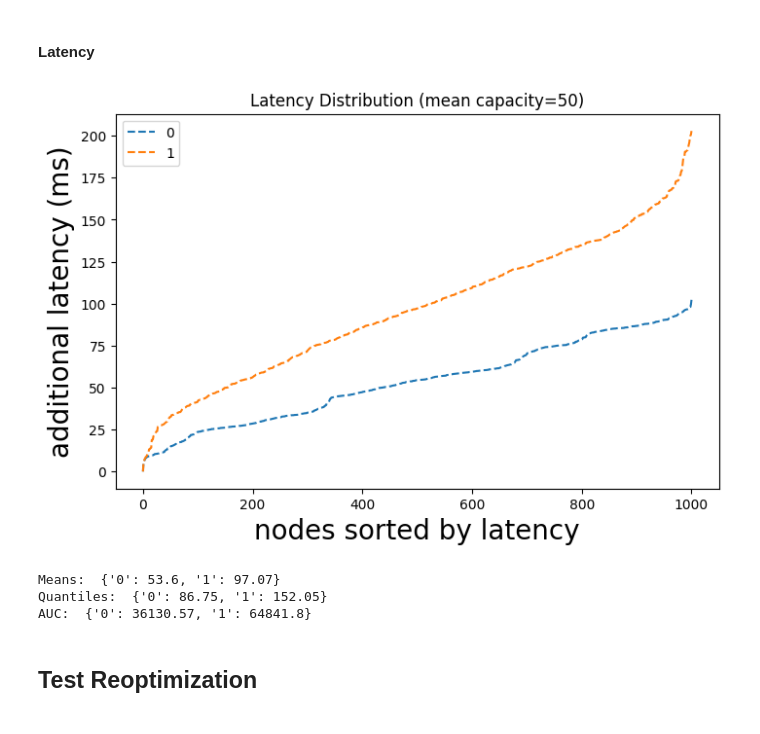
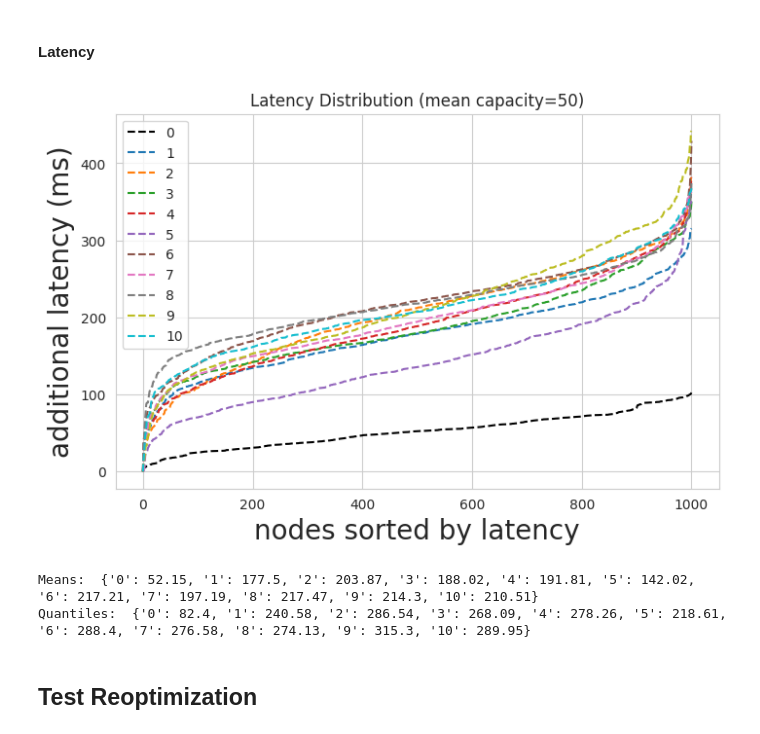
Before and after one commit to xchatzil/NEMO, a Jupyter notebook: notebooks/ChangingTopology.ipynb, the cells around one changed output. Drawn from its saved outputs; the diff is of its cells as text; code cells hidden in the pictures.

```diff
--- a/notebooks/ChangingTopology.ipynb
+++ b/notebooks/ChangingTopology.ipynb
@@ -238,3 +155,0 @@ Level 1 CH number:  28
-# %%
-df = df.drop(columns=["x", "y"])
-df
@@ -261,3 +172,19 @@ for coords_df in coord_list:
+# %%
+evaluations = []
+for coords_df in coord_list:
+    update_df = coords_df[["x", "y"]]
+    # Update DataFrame based on values in another DataFrame
+    df = placement_df.merge(update_df, left_on='oindex', right_index=True, suffixes=('_orig', '_update'), how='left')
+
+    # Choose values from the updated columns, fill NaN with the original values
+    df['x'] = df['x_update'].fillna(df['x_orig'])
+    df['y'] = df['y_update'].fillna(df['y_orig'])
+
+    # Drop the intermediate columns
+    df = df.drop(columns=['x_orig', 'y_orig', 'x_update', 'y_update'])
+
+    edf = evaluate(df)
+    evaluations.append(edf)
 # %%
 evaluations[0]
 # %% [output]
@@ -307,58 +234,39 @@ renaming_dict = {
 # %%
 fig, ax1 = plt.subplots(1, 1, figsize=(8, 5), sharey="all")
 quant_dict = {}
 mean_dict = {}
-auc_dict = {}
-
-error_val = 0.5
-start_index = int(prim_df.shape[0] * error_val)
-init_placement_latency = (evaluations[0]["latency_distribution"] - coord_list[0]["latency"]).sort_values().to_numpy()
-re_optimize_dict = {}
 
 for i, df in enumerate(evaluations):
-    if i > 1:
-        break
+    l = str(i)
+    sv = df["latency_distribution"].sort_values()
 
-    l = str(i)
-    df = df.copy()
-    df["latency_distribution"] = df["latency_distribution"] # - coord_list[i]["latency"]
-    sv = df["latency_distribution"].sort_values()
-    re_optimize_dict[i] = list(sv.index)[start_index:]
-
-    # calculate area under the curves for error
-    # Extract the sublist within the calculated index range
-    sublist1 = init_placement_latency[start_index:]
-    sublist2 = sv.to_numpy()[start_index:]
-    # Calculate the area under the curve using numpy.trapz
-    auc = np.trapz(np.abs(sublist1 - sublist2))
-
-    auc_dict[l] = round(auc, 2)
     quant_dict[l] = round(sv.quantile(0.9), 2)
     mean_dict[l] = round(sv.mean(), 2)
-    sv.plot(ax=ax1, use_index=False, label=l, linestyle="--")
+    if i == 0:
+        sv.plot(ax=ax1, use_index=False, label=l, linestyle="--", color="black")
+    else:
+        sv.plot(ax=ax1, use_index=False, label=l, linestyle="--")
 
 ax1.set_xlabel('nodes sorted by latency')
 ax1.set_ylabel('additional latency (ms)')
 
 ax1.legend(loc="upper left", prop={'size': 10})
 # Display a figure.
 # plt.ylim([0, 100])
 
 ax1.yaxis.label.set_size(20)
 ax1.xaxis.label.set_size(20)
 
 # plt.savefig("plots/sim_1000/eval_latency.svg")
 
 ax1.set_title('Latency Distribution (mean capacity=' + str(avg) + ")")
 plt.show()
 print("Means: ", mean_dict)
 print("Quantiles: ", quant_dict)
-print("AUC: ", auc_dict)
 # %% [output]
-[figure, old version]
+[figure, new version]
-Means:  {'0': 53.6, '1': 97.07}
-Quantiles:  {'0': 86.75, '1': 152.05}
-AUC:  {'0': 36130.57, '1': 64841.8}
+Means:  {'0': 52.15, '1': 177.5, '2': 203.87, '3': 188.02, '4': 191.81, '5': 142.02, '6': 217.21, '7': 197.19, '8': 217.47, '9': 214.3, '10': 210.51}
+Quantiles:  {'0': 82.4, '1': 240.58, '2': 286.54, '3': 268.09, '4': 278.26, '5': 218.61, '6': 288.4, '7': 276.58, '8': 274.13, '9': 315.3, '10': 289.95}
 # %% [markdown]
 ## Test Reoptimization
 # %%
```
Also changed, not shown: parts of 25 cells of this notebook, 40 other files.
